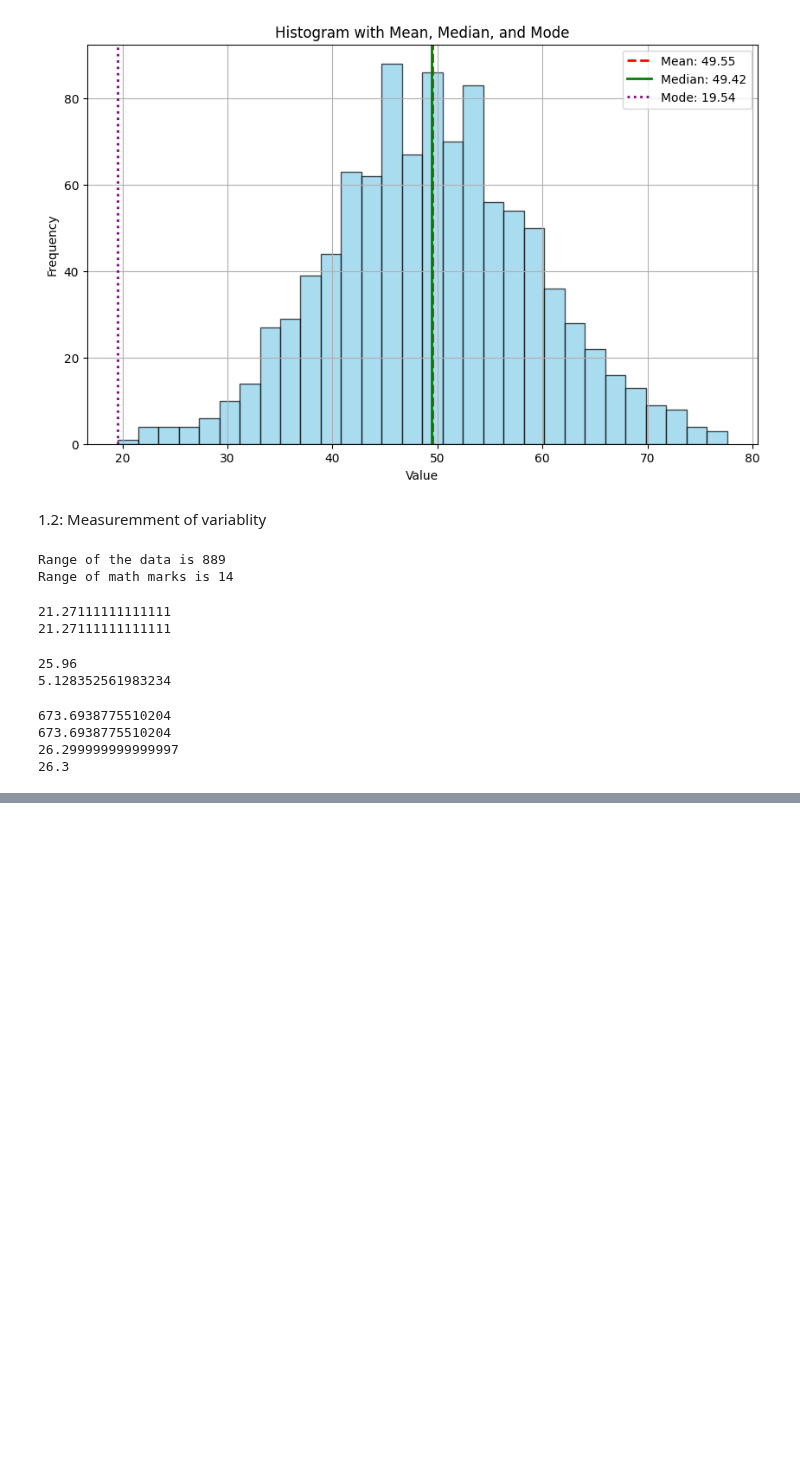
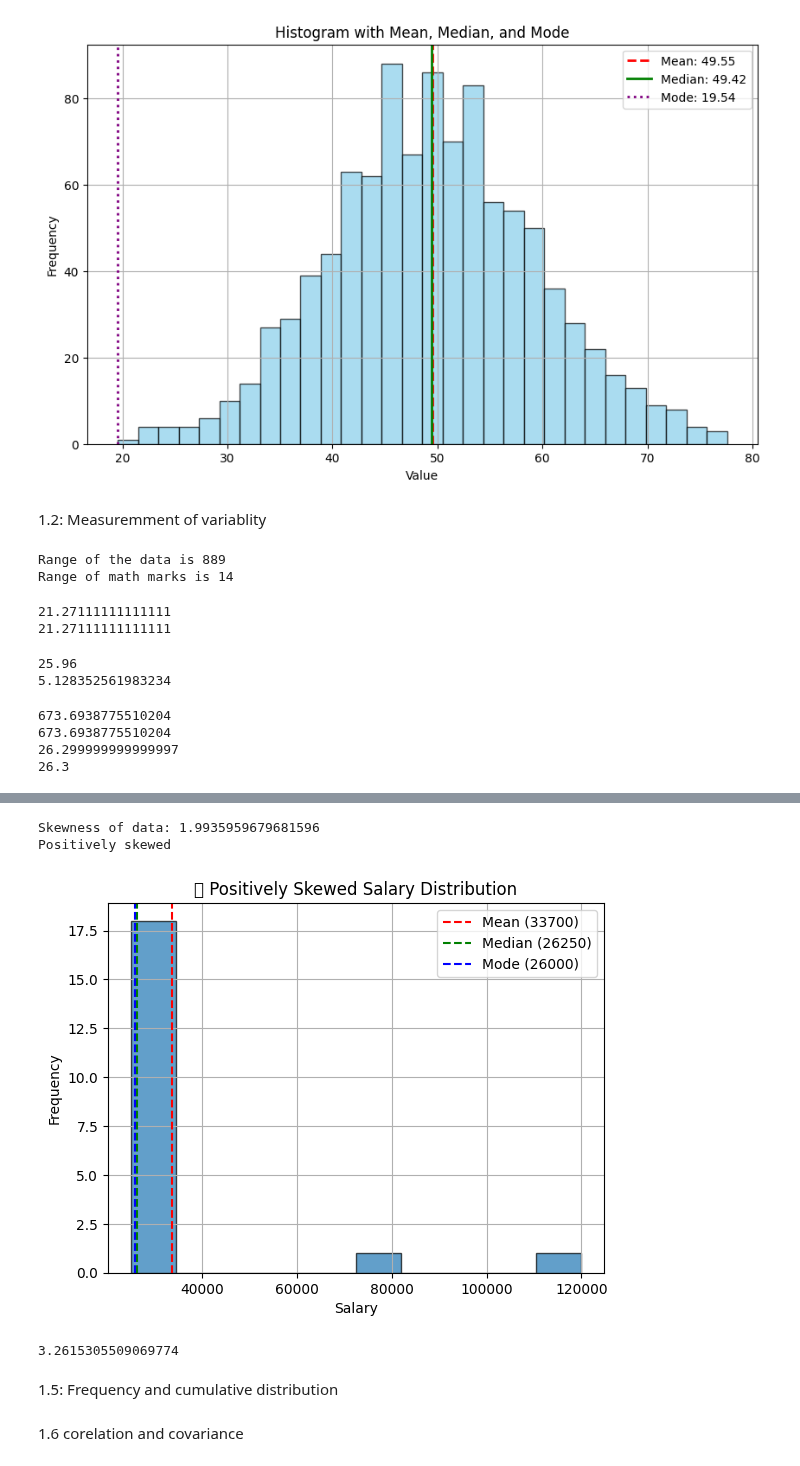
Before and after one commit to KedarDamale/Data-Science, a Jupyter notebook: Data-science/2.Statistics.ipynb, the cells around one changed output, grey strips where cells are left out. Cells and saved outputs as stored; diff of their text form; code cells hidden in the pictures; blank space fills up the shorter version.

```diff
--- a/Data-science/2.Statistics.ipynb
+++ b/Data-science/2.Statistics.ipynb
@@ -303,0 +857,51 @@ print(df['Math'].var()) #using pandas and direct function
+# %%
+from scipy.stats import skew
+
+arr=[2,3,4,5,6,7,8,9,0,10,23,12,34,5,56]
+
+print(f"Skewness of data: {skew(arr)}")
+
+if skew(arr)==0:
+    print("No skewness")
+else:
+    print("Positively skewed" if skew(arr)>0 else "Negatively skewed")
+# %% [output]
+Skewness of data: 1.9935959679681596
+Positively skewed
+# %%
+#hisograms are used for dipicting skewness
+
+import pandas as pd
+import matplotlib.pyplot as plt
+
+df = pd.DataFrame({
+    'ID': range(1, 21),
+    'Name': [f'Person{i}' for i in range(1, 21)],
+    'Age': [25, 28, 30, 27, 26, 29, 24, 26, 31, 32, 33, 29, 30, 26, 28, 27, 29, 26, 28, 30],
+    'Department': ['HR', 'Finance', 'Engineering', 'Marketing'] * 5,
+    'Salary': [25000, 26000, 25500, 27000, 26500, 25000, 26000, 25500, 27000, 26500,
+               26000, 25000, 25500, 26000, 27000, 26500, 28000, 30000, 80000, 120000]  # 2 outliers
+})
+
+# Plot
+plt.hist(df['Salary'], bins=10, edgecolor='black', alpha=0.7)
+plt.axvline(df['Salary'].mean(), color='red', linestyle='dashed', linewidth=1.5, label=f'Mean ({df["Salary"].mean():.0f})')
+plt.axvline(df['Salary'].median(), color='green', linestyle='dashed', linewidth=1.5, label=f'Median ({df["Salary"].median():.0f})')
+plt.axvline(df['Salary'].mode().iloc[0], color='blue', linestyle='dashed', linewidth=1.5, label=f'Mode ({df["Salary"].mode().iloc[0]})')
+
+plt.title("🔥 Positively Skewed Salary Distribution")
+plt.xlabel("Salary")
+plt.ylabel("Frequency")
+plt.legend()
+plt.grid(True)
+plt.show()
+# %% [output]
+[figure, added]
+# %%
+df['Salary'].skew() #pandas also has skew method
+# %% [output]
+3.2615305509069774
+# %% [markdown]
+1.5: Frequency and cumulative distribution
+# %% [markdown]
+1.6 corelation and covariance
```
Also changed, not shown: parts of 13 cells of this notebook.
